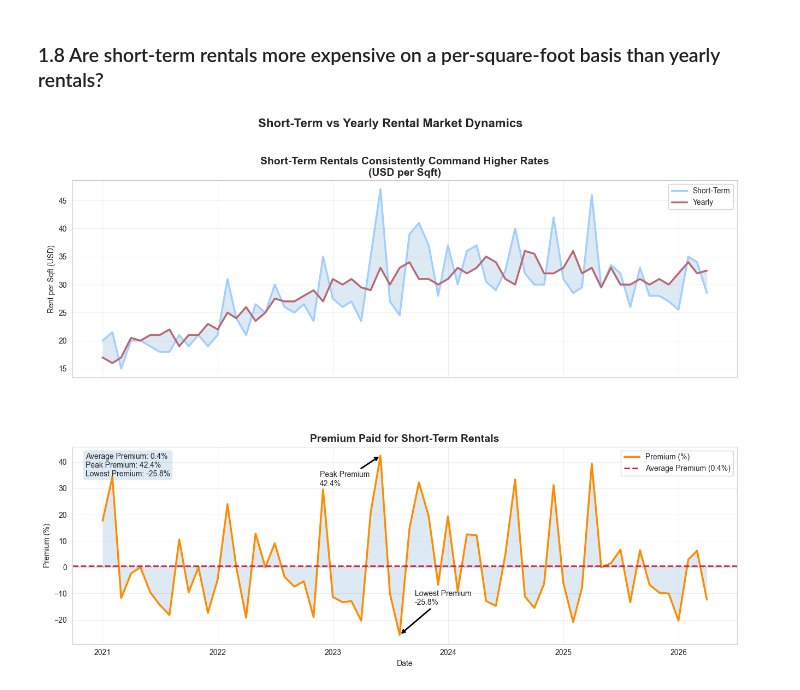
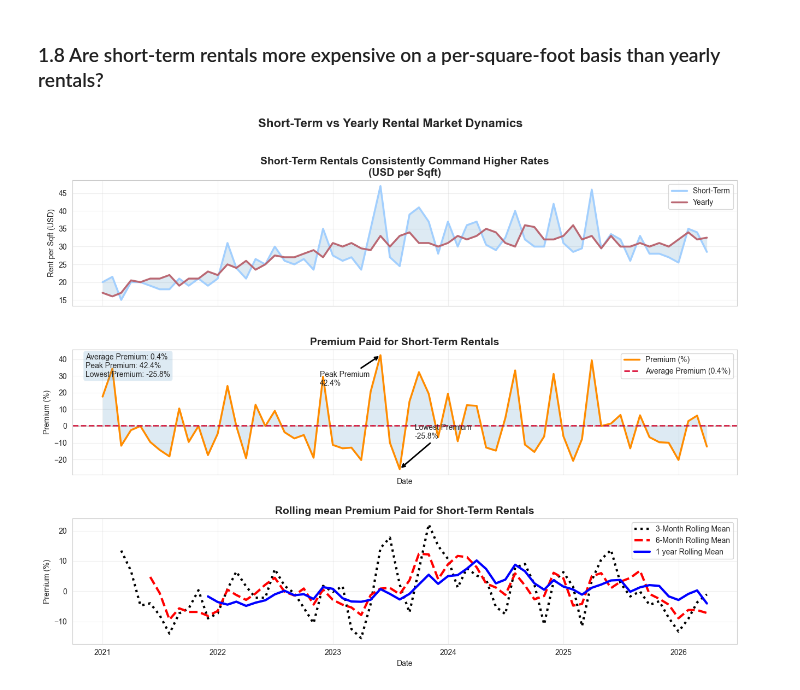
Before and after one commit to fathirrizkifadillah/Dubai-Real-Estate-2020---2026-, a Jupyter notebook: main.ipynb, the cells around one changed output. Drawn from its saved outputs; the diff is of its cells as text; code cells hidden in the pictures.

Commit message:
Add rolling average analysis for short-term rental premium trends

```diff
--- a/main.ipynb
+++ b/main.ipynb
@@ -425,7 +425,7 @@ peak_idx = comparison['premium_pct'].idxmax()
 low_idx = comparison['premium_pct'].idxmin()
 
 fig, ax = plt.subplots(
-    2,
+    3,
     1,
     figsize=(13, 10),
     sharex=True
@@ -492,36 +492,91 @@ fontsize=10
 
 ax[1].set_title('Premium Paid for Short-Term Rentals',fontsize=14,weight='bold')
 
-ax[1].set_xlabel('Date')
-ax[1].set_ylabel('Premium (%)')
-ax[1].legend()
-ax[1].grid(alpha=0.3)
-
 # Text Summary Box
 
 summary = (
     f'Average Premium: {avg_premium:.1f}%\n'
     f'Peak Premium: {max_premium:.1f}%\n'
     f'Lowest Premium: {min_premium:.1f}%'
 )
 
 ax[1].text(0.02,0.97,
     summary,transform=ax[1].transAxes,va='top',
     bbox=dict(
         boxstyle='round',
         alpha=0.15
     )
 )
 
+ax[1].set_xlabel('Date')
+ax[1].set_ylabel('Premium (%)')
+ax[1].legend()
+ax[1].grid(alpha=0.3)
+
+# Plot 3 Rolling mean premium pct 3 month
+comparison['premium_ma3'] = (
+    comparison['premium_pct']
+    .rolling(window=3)
+    .mean()
+)
+
+ax[2].plot(
+    comparison['month'],
+    comparison['premium_ma3'],
+    color='black',
+    linewidth=3,
+    linestyle=':',
+    label='3-Month Rolling Mean'
+)
+
+# Plot 3 Rolling mean premium pct half year
+comparison['premium_ma6'] = (
+    comparison['premium_pct']
+    .rolling(window=6)
+    .mean()
+)
+
+ax[2].plot(
+    comparison['month'],
+    comparison['premium_ma6'],
+    color='red',
+    linewidth=3,
+    linestyle='--',
+    label='6-Month Rolling Mean'
+)
+
+# Plot 3 Rolling mean premium pct one year
+comparison['premium_ma12'] = (
+    comparison['premium_pct']
+    .rolling(window=12)
+    .mean()
+)
+
+ax[2].plot(
+    comparison['month'],
+    comparison['premium_ma12'],
+    color='blue',
+    linewidth=3,
+    linestyle='-',
+    label='1 year Rolling Mean'
+)
+
+ax[2].set_title('Rolling mean Premium Paid for Short-Term Rentals',fontsize=14,weight='bold')
+ax[2].set_xlabel('Date')
+ax[2].set_ylabel('Premium (%)')
+ax[2].legend()
+ax[2].grid(alpha=0.3)
+
+
 plt.suptitle('Short-Term vs Yearly Rental Market Dynamics',fontsize=16,weight='bold', y=1.02)
 
 plt.tight_layout()
 fig.subplots_adjust(hspace=0.35)
 
 file_path = os.path.join('plots','short_term_vs_yearly_rental_premium.png')
 
 plt.savefig(file_path,dpi=300,bbox_inches='tight',facecolor='white')
 
 plt.show()
 # %% [output]
-[figure, old version]
+[figure, new version]
```
Also changed, not shown: 1 other file.
